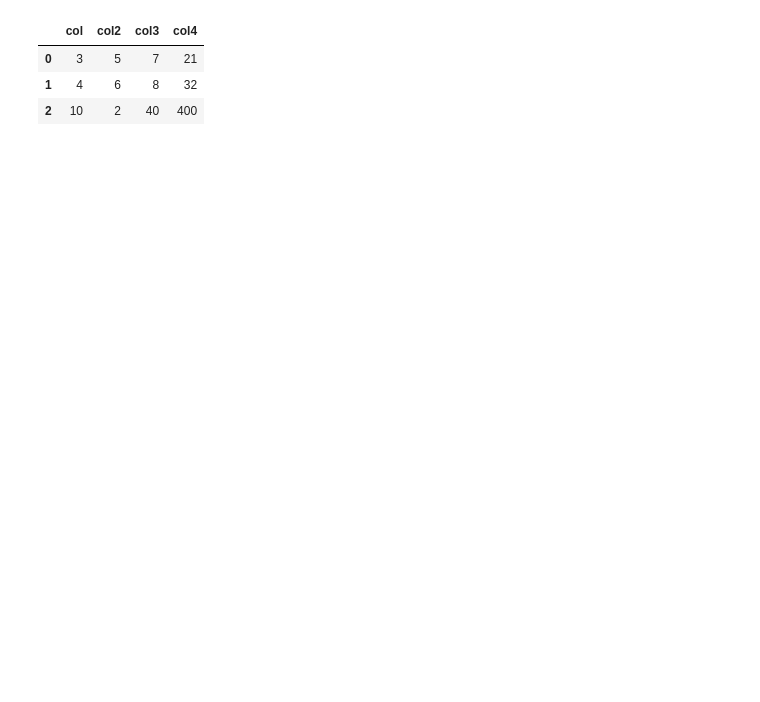
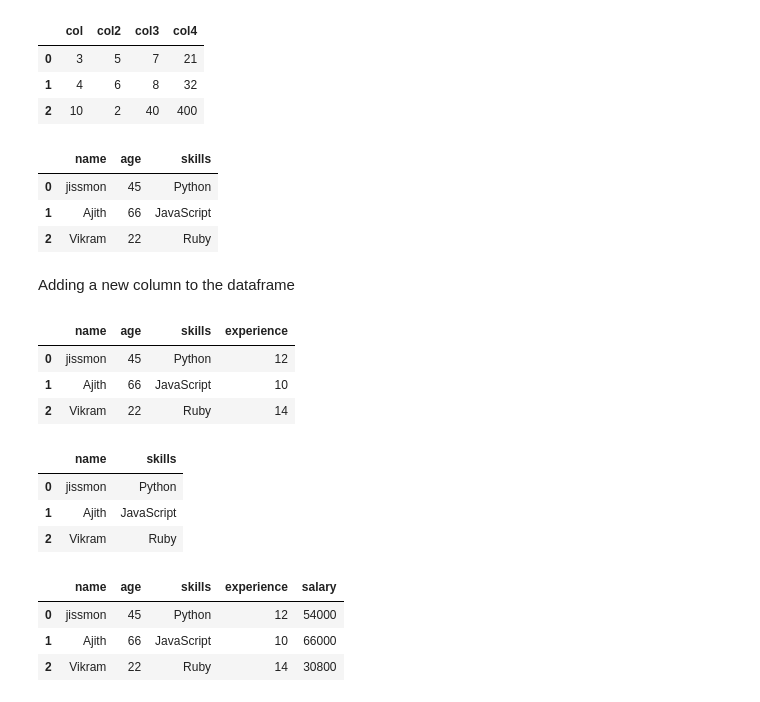
Before and after one commit to jisshub/ML-Bootcamp, a Jupyter notebook: pandas_basics.ipynb, the cells around one changed output. Drawn from its saved outputs; the diff is of its cells as text; code cells hidden in the pictures; blank space fills up the shorter version.

```diff
--- a/pandas_basics.ipynb
+++ b/pandas_basics.ipynb
@@ -189,3 +186,32 @@ df
 | 0 | 3 | 5 | 7 | 21 |
 | 1 | 4 | 6 | 8 | 32 |
 | 2 | 10 | 2 | 40 | 400 |
+# %%
+import pandas as pd
+details={'name':['jissmon','Ajith','Vikram'],'age':[45,66,22],'skills':['Python','JavaScript','Ruby']}
+df=pd.DataFrame(details)
+df
+# %% [output]
+|  | name | age | skills |
+| 0 | jissmon | 45 | Python |
+| 1 | Ajith | 66 | JavaScript |
+| 2 | Vikram | 22 | Ruby |
+# %% [markdown]
+Adding a new column to the dataframe
+# %%
+exp=[12,10,14]
+df['experience']=exp
+df
+# %% [output]
+|  | name | age | skills | experience |
+| 0 | jissmon | 45 | Python | 12 |
+| 1 | Ajith | 66 | JavaScript | 10 |
+| 2 | Vikram | 22 | Ruby | 14 |
+# %%
+# selecting name and skills dfrom the dataframe
+df[['name','skills']]
+# %% [output]
+|  | name | skills |
+| 0 | jissmon | Python |
+| 1 | Ajith | JavaScript |
+| 2 | Vikram | Ruby |
@@ -191,0 +222,7 @@ df
+# %%
+df
+# %% [output]
+|  | name | age | skills | experience | salary |
+| 0 | jissmon | 45 | Python | 12 | 54000 |
+| 1 | Ajith | 66 | JavaScript | 10 | 66000 |
+| 2 | Vikram | 22 | Ruby | 14 | 30800 |
```
Also changed, not shown: parts of 24 cells of this notebook.
